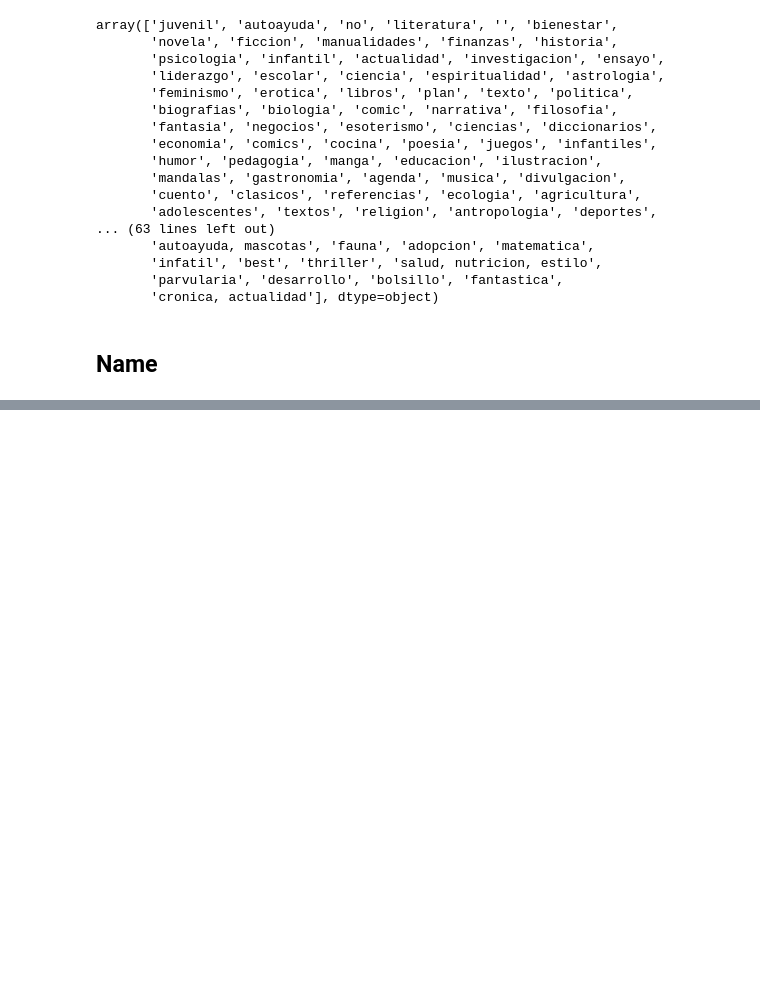
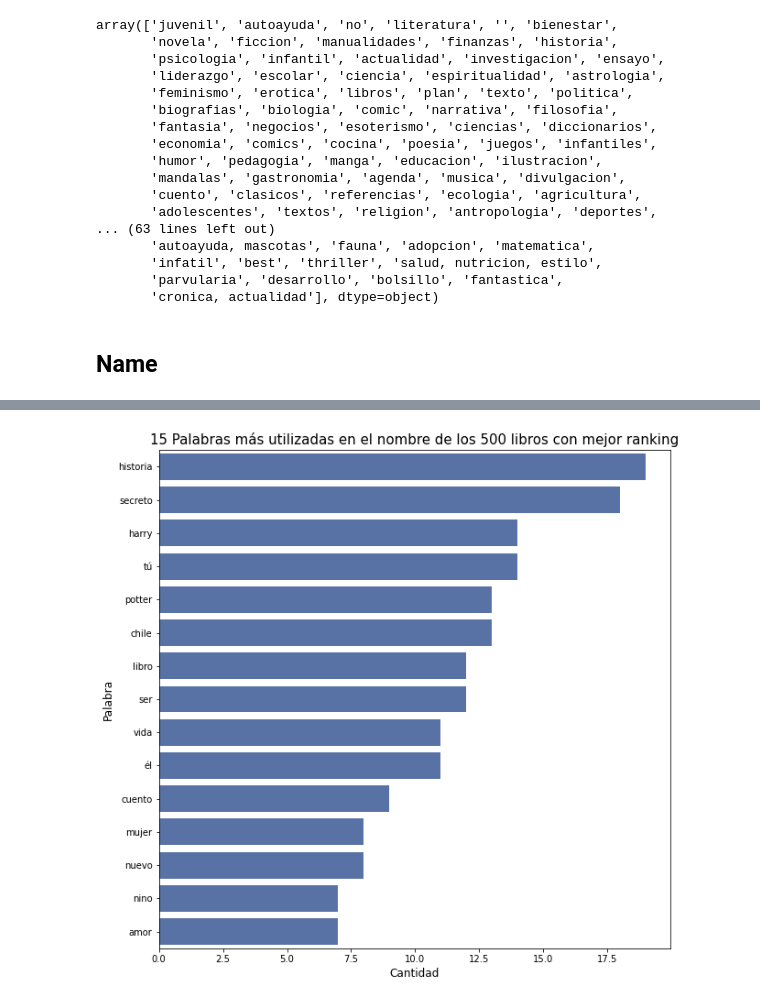
Before and after one commit to CrisLeaf/books_dashboard, a Jupyter notebook: data_exploration.ipynb, the cells around one changed output, grey strips where cells are left out. Drawn from its saved outputs; the diff is of its cells as text; code cells hidden in the pictures; blank space fills up the shorter version.

Commit message:
added common names graphs

```diff
--- a/data_exploration.ipynb
+++ b/data_exploration.ipynb
@@ -269,0 +266,17 @@ NoneType
+# %%
+mean_rating = 0
+for row in df["rating"]:
+	mean_rating += row
+
+mean_rating = mean_rating / df.shape[0]
+
+max_raters = max(df["raters"])
+
+def bayesian_rating(rating, raters):
+	return rating * (raters / max_raters) + (1 - (raters / max_raters)) * mean_rating
+# %%
+bayesian_ratings = [
+	bayesian_rating(df["rating"].iloc[i], df["raters"].iloc[i]) for i in range(df.shape[0])
+]
+
+df.insert(20, "bayesian_rating", bayesian_ratings)
@@ -269,0 +303,5 @@ NoneType
+# %%
+best_products_words = [
+	word for row in df.sort_values(by="bayesian_rating", ascending=False)["name_cleaned"][0:500]
+	for word in row.split()
+]
@@ -269,0 +328,18 @@ NoneType
+# %%
+counts = Counter(best_products_words)
+counts.most_common()
+
+most_common_words = [word[0] for word in counts.most_common()[0:15]]
+most_common_values = [word[1] for word in counts.most_common()[0:15]]
+# %%
+fig = plt.subplots(figsize=(10, 10))
+sns.barplot(y=most_common_words, x=most_common_values, color="#4C6EB3")
+plt.title("15 Palabras más utilizadas en el nombre de los 500 libros con mejor ranking",
+		  fontsize=15)
+plt.xlabel("Cantidad", fontsize=12)
+plt.ylabel("Palabra", fontsize=12)
+plt.savefig("plots/most_common_words_in_names_best.png", bbox_inches="tight", facecolor="#e3e3e3",
+			pad_inches=0.3, transparent=False)
+plt.show()
+# %% [output]
+[figure, added]
```
Also changed, not shown: parts of 11 cells of this notebook, 2 other files.
